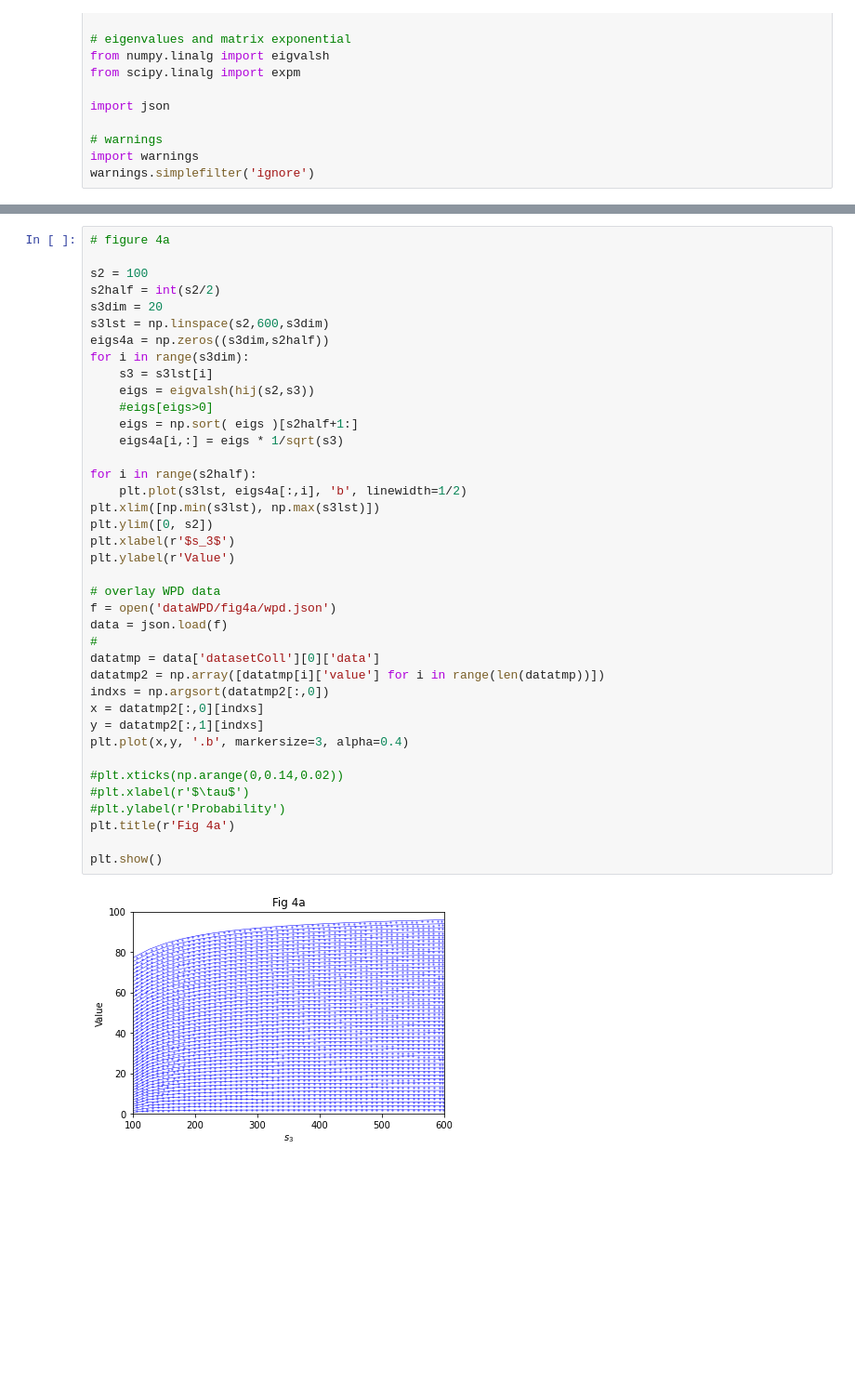
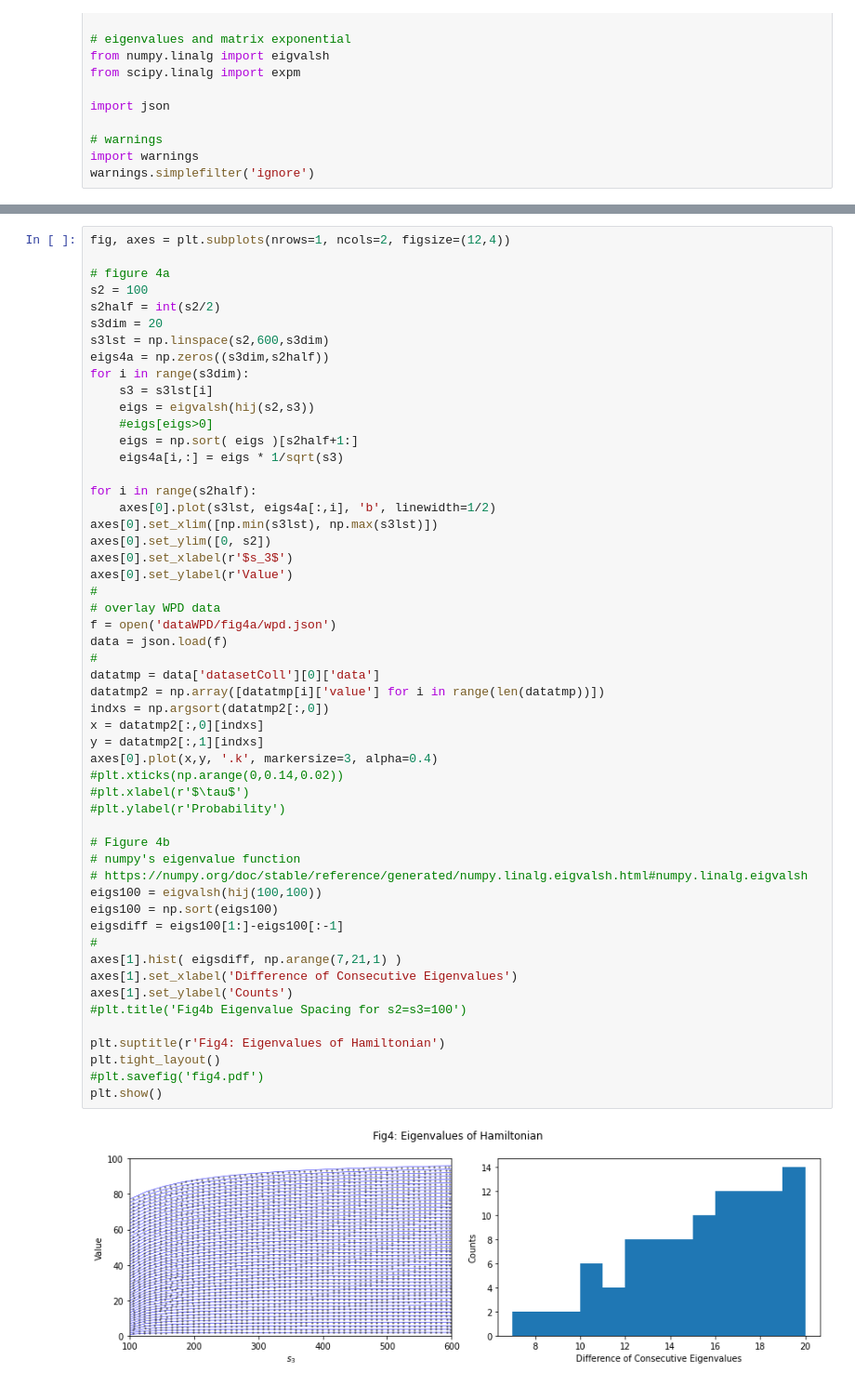
Before and after one commit to RePlasma/PhysRevA.107.062204, a Jupyter notebook: PhysRevA.107.062204.ipynb, the cells around one changed output, grey strips where cells are left out. Shown: that part at 93% size. Drawn from its saved outputs; the diff is of its cells as text; blank space fills up the shorter version.

```diff
--- a/PhysRevA.107.062204.ipynb
+++ b/PhysRevA.107.062204.ipynb
@@ -337,41 +352,55 @@ plt.show()
 # %%
+fig, axes = plt.subplots(nrows=1, ncols=2, figsize=(12,4))
+
 # figure 4a
-
 s2 = 100
 s2half = int(s2/2)
 s3dim = 20
 s3lst = np.linspace(s2,600,s3dim)
 eigs4a = np.zeros((s3dim,s2half))
 for i in range(s3dim):
     s3 = s3lst[i]
     eigs = eigvalsh(hij(s2,s3))
     #eigs[eigs>0]
     eigs = np.sort( eigs )[s2half+1:]
     eigs4a[i,:] = eigs * 1/sqrt(s3)
 
 for i in range(s2half):
-    plt.plot(s3lst, eigs4a[:,i], 'b', linewidth=1/2)
-plt.xlim([np.min(s3lst), np.max(s3lst)])
-plt.ylim([0, s2])
-plt.xlabel(r'$s_3$')
-plt.ylabel(r'Value')
-
+    axes[0].plot(s3lst, eigs4a[:,i], 'b', linewidth=1/2)
+axes[0].set_xlim([np.min(s3lst), np.max(s3lst)])
+axes[0].set_ylim([0, s2])
+axes[0].set_xlabel(r'$s_3$')
+axes[0].set_ylabel(r'Value')
+#
 # overlay WPD data
 f = open('dataWPD/fig4a/wpd.json')
 data = json.load(f)
 #
 datatmp = data['datasetColl'][0]['data']
 datatmp2 = np.array([datatmp[i]['value'] for i in range(len(datatmp))])
 indxs = np.argsort(datatmp2[:,0])
 x = datatmp2[:,0][indxs]
 y = datatmp2[:,1][indxs]
-plt.plot(x,y, '.b', markersize=3, alpha=0.4)
-
+axes[0].plot(x,y, '.k', markersize=3, alpha=0.4)
 #plt.xticks(np.arange(0,0.14,0.02))
 #plt.xlabel(r'$\tau$')
 #plt.ylabel(r'Probability')
-plt.title(r'Fig 4a')
 
+# Figure 4b
+# numpy's eigenvalue function
+# https://numpy.org/doc/stable/reference/generated/numpy.linalg.eigvalsh.html#numpy.linalg.eigvalsh
+eigs100 = eigvalsh(hij(100,100))
+eigs100 = np.sort(eigs100)
+eigsdiff = eigs100[1:]-eigs100[:-1]
+#
+axes[1].hist( eigsdiff, np.arange(7,21,1) )
+axes[1].set_xlabel('Difference of Consecutive Eigenvalues')
+axes[1].set_ylabel('Counts')
+#plt.title('Fig4b Eigenvalue Spacing for s2=s3=100')
+
+plt.suptitle(r'Fig4: Eigenvalues of Hamiltonian')
+plt.tight_layout()
+#plt.savefig('fig4.pdf')
 plt.show()
 # %% [output]
-[figure, old version]
+[figure, new version]
```
Also changed, not shown: parts of 10 cells of this notebook.
